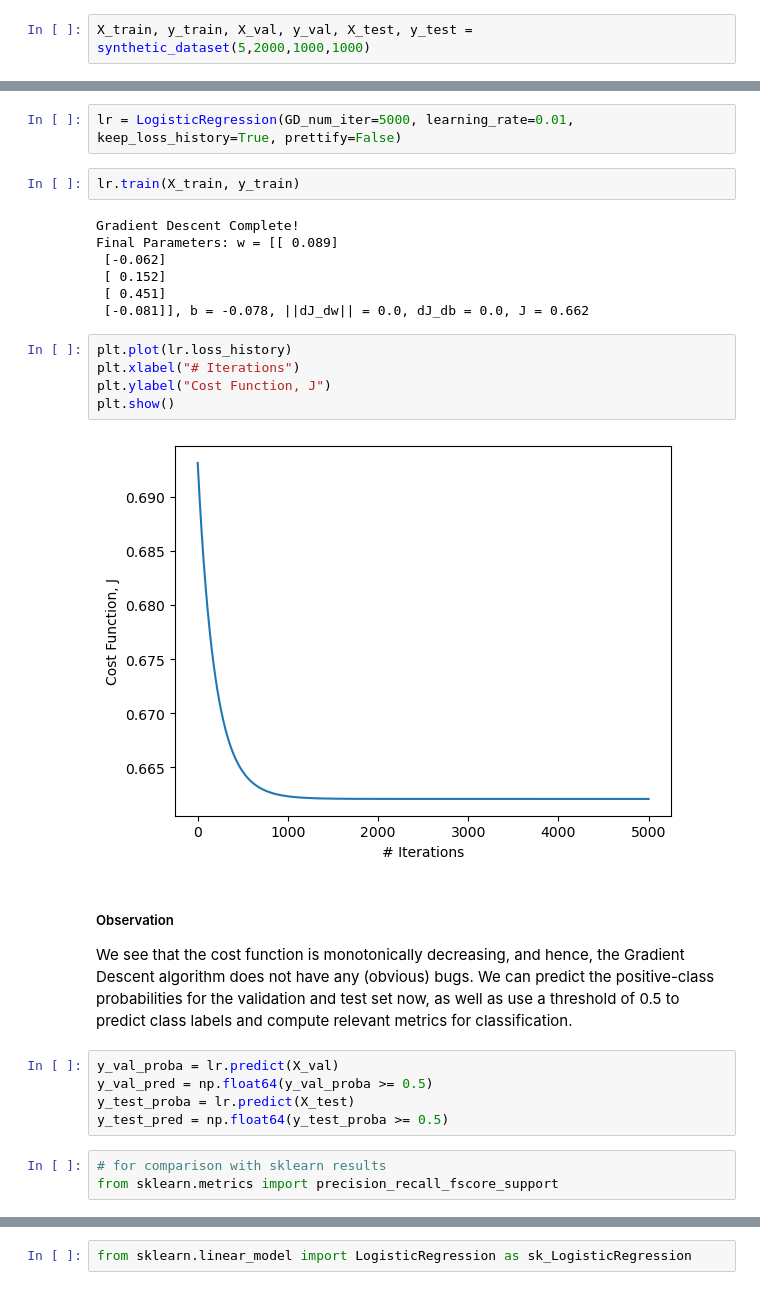
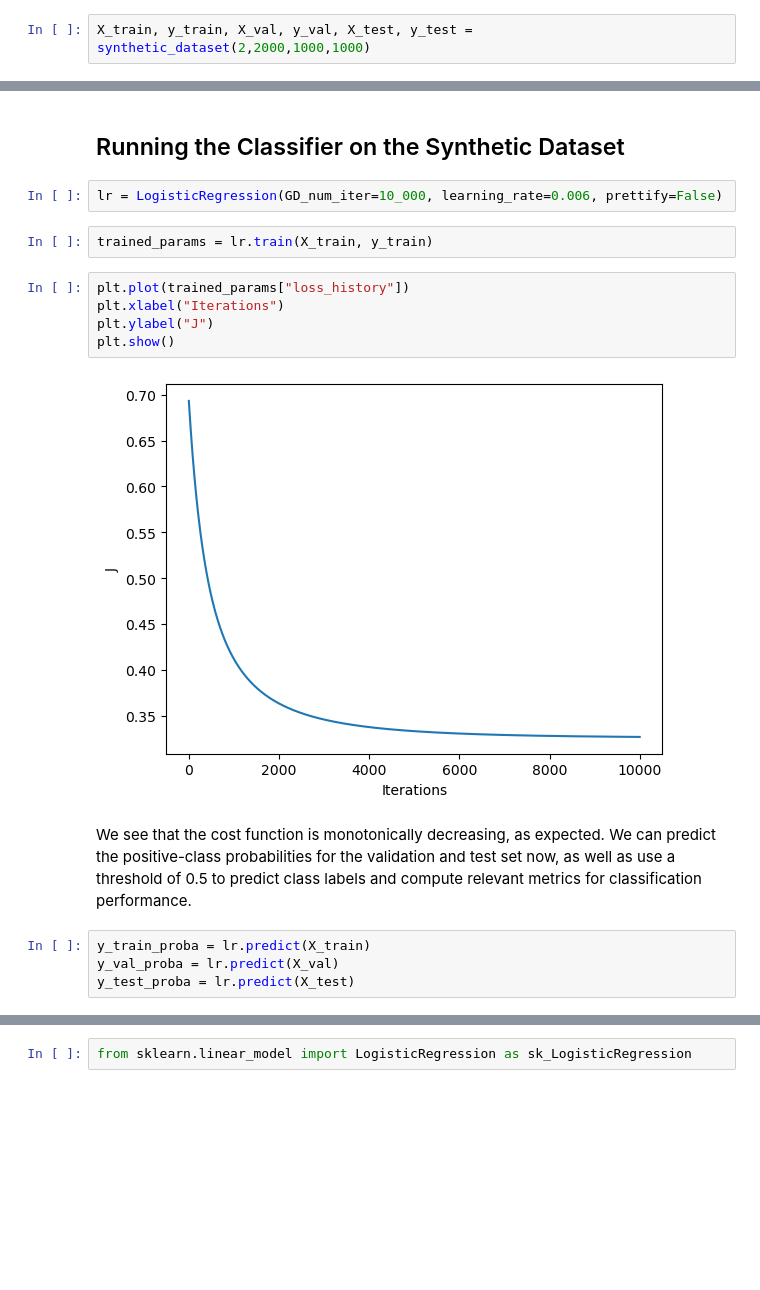
Before and after one commit to svadhera11/ml-notebooks, a Jupyter notebook: implementations/LogisticRegression.ipynb, the cells around one changed output, grey strips where cells are left out. Cells and saved outputs as stored; diff of their text form; blank space fills up the shorter version.

Commit message:
added implementations of Logistic Regression and Feedforward Neural Networks

```diff
--- a/implementations/LogisticRegression.ipynb
+++ b/implementations/LogisticRegression.ipynb
@@ -47,2 +74,2 @@ def synthetic_dataset(n_features, n_train, n_val, n_test):
 # %%
-X_train, y_train, X_val, y_val, X_test, y_test = synthetic_dataset(5,2000,1000,1000)
+X_train, y_train, X_val, y_val, X_test, y_test = synthetic_dataset(2,2000,1000,1000)
@@ -154,34 +203,23 @@ class LogisticRegression():
         print(f"F1: {f1.round(3)}")
 
         return None
+# %% [markdown]
+## Running the Classifier on the Synthetic Dataset
 # %%
-lr = LogisticRegression(GD_num_iter=5000, learning_rate=0.01, keep_loss_history=True, prettify=False)
+lr = LogisticRegression(GD_num_iter=10_000, learning_rate=0.006, prettify=False)
 # %%
-lr.train(X_train, y_train)
+trained_params = lr.train(X_train, y_train)
-# %% [output]
-Gradient Descent Complete!
-Final Parameters: w = [[ 0.089]
- [-0.062]
- [ 0.152]
- [ 0.451]
- [-0.081]], b = -0.078, ||dJ_dw|| = 0.0, dJ_db = 0.0, J = 0.662
 # %%
-plt.plot(lr.loss_history)
-plt.xlabel("# Iterations")
-plt.ylabel("Cost Function, J")
+plt.plot(trained_params["loss_history"])
+plt.xlabel("Iterations")
+plt.ylabel("J")
 plt.show()
 # %% [output]
-[figure, old version]
+[figure, new version]
 # %% [markdown]
-##### Observation
-
-We see that the cost function is monotonically decreasing, and hence, the Gradient Descent algorithm does not have any (obvious) bugs.
-We can predict the positive-class probabilities for the validation and test set now, as well as use a threshold of 0.5 to predict class labels and compute relevant metrics for classification.
+We see that the cost function is monotonically decreasing, as expected.
+We can predict the positive-class probabilities for the validation and test set now, as well as use a threshold of 0.5 to predict class labels and compute relevant metrics for classification performance.
 # %%
+y_train_proba = lr.predict(X_train)
 y_val_proba = lr.predict(X_val)
-y_val_pred = np.float64(y_val_proba >= 0.5)
 y_test_proba = lr.predict(X_test)
-y_test_pred = np.float64(y_test_proba >= 0.5)
-# %%
-# for comparison with sklearn results
-from sklearn.metrics import precision_recall_fscore_support
```
Also changed, not shown: parts of 32 cells of this notebook.
